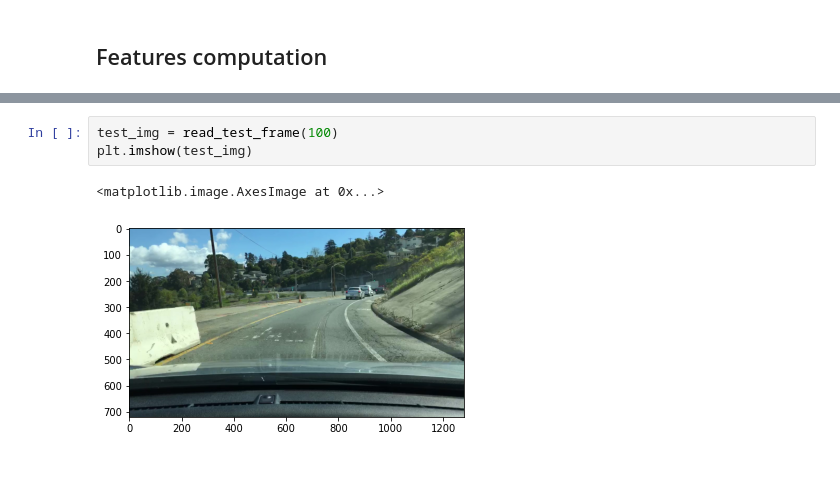
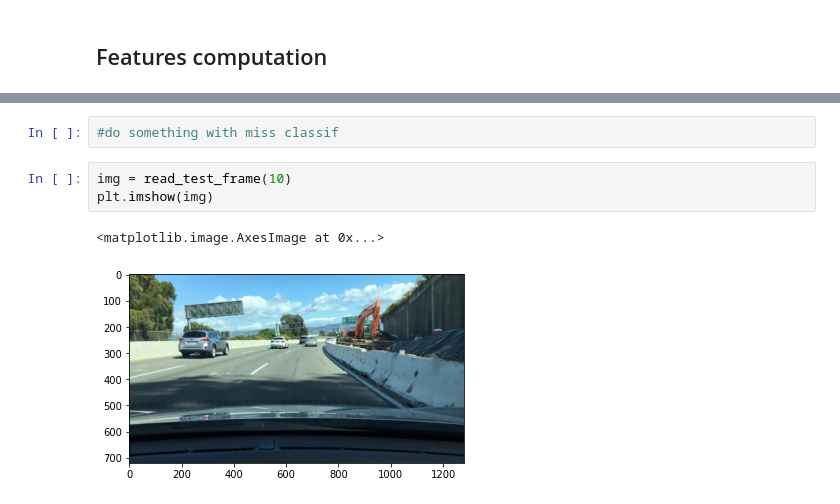
Before and after one commit to timrio/cars_detection, a Jupyter notebook: run_model.ipynb, the cells around one changed output, grey strips where cells are left out. Drawn from its saved outputs; the diff is of its cells as text; blank space fills up the shorter version.

```diff
--- a/run_model.ipynb
+++ b/run_model.ipynb
@@ -95,6 +120,8 @@ accuracy: 0.917971249413471
+# %%
+#do something with miss classif
 # %%
-test_img = read_test_frame(100)
-plt.imshow(test_img)
+img = read_test_frame(10)
+plt.imshow(img)
 # %% [output]
 <matplotlib.image.AxesImage at 0x...>
-[figure, old version]
+[figure, new version]
```
Also changed, not shown: parts of 19 cells of this notebook, 14 other files.
